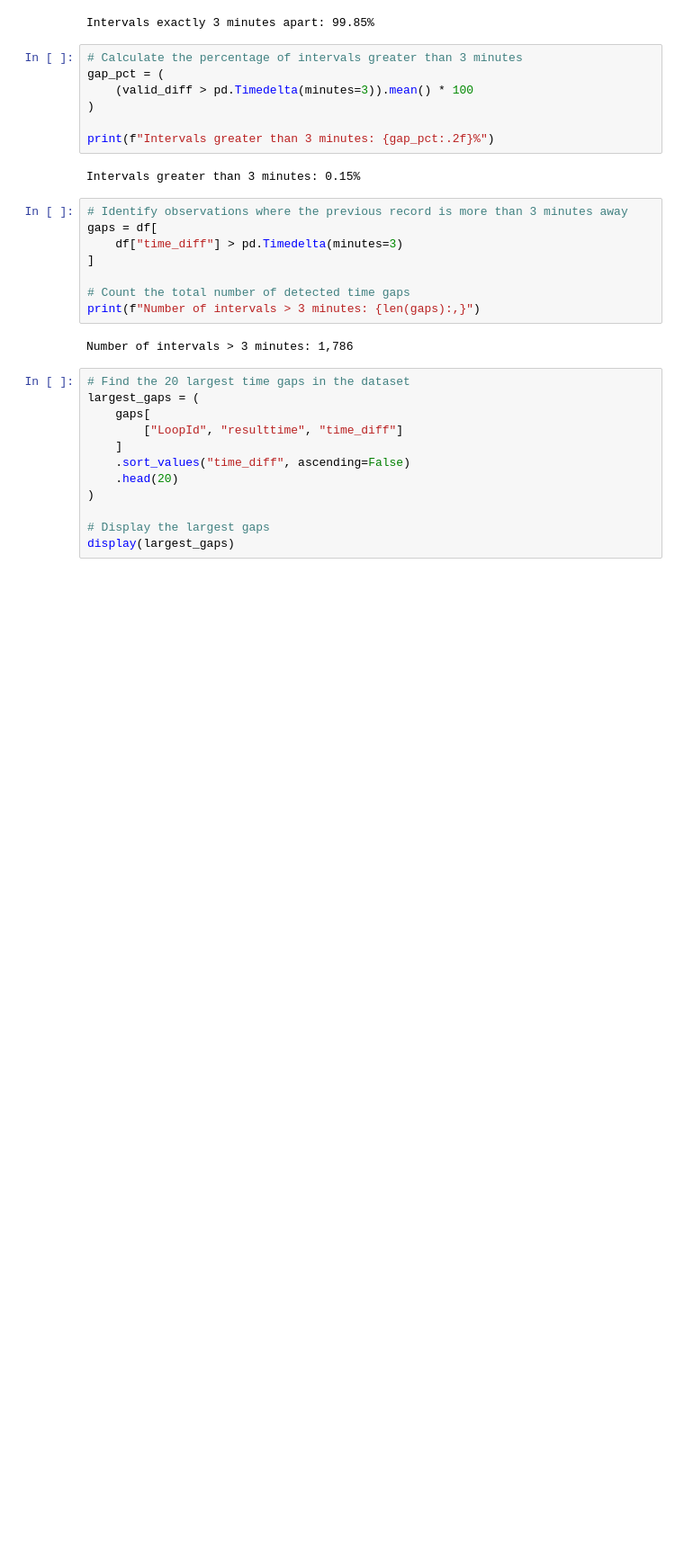
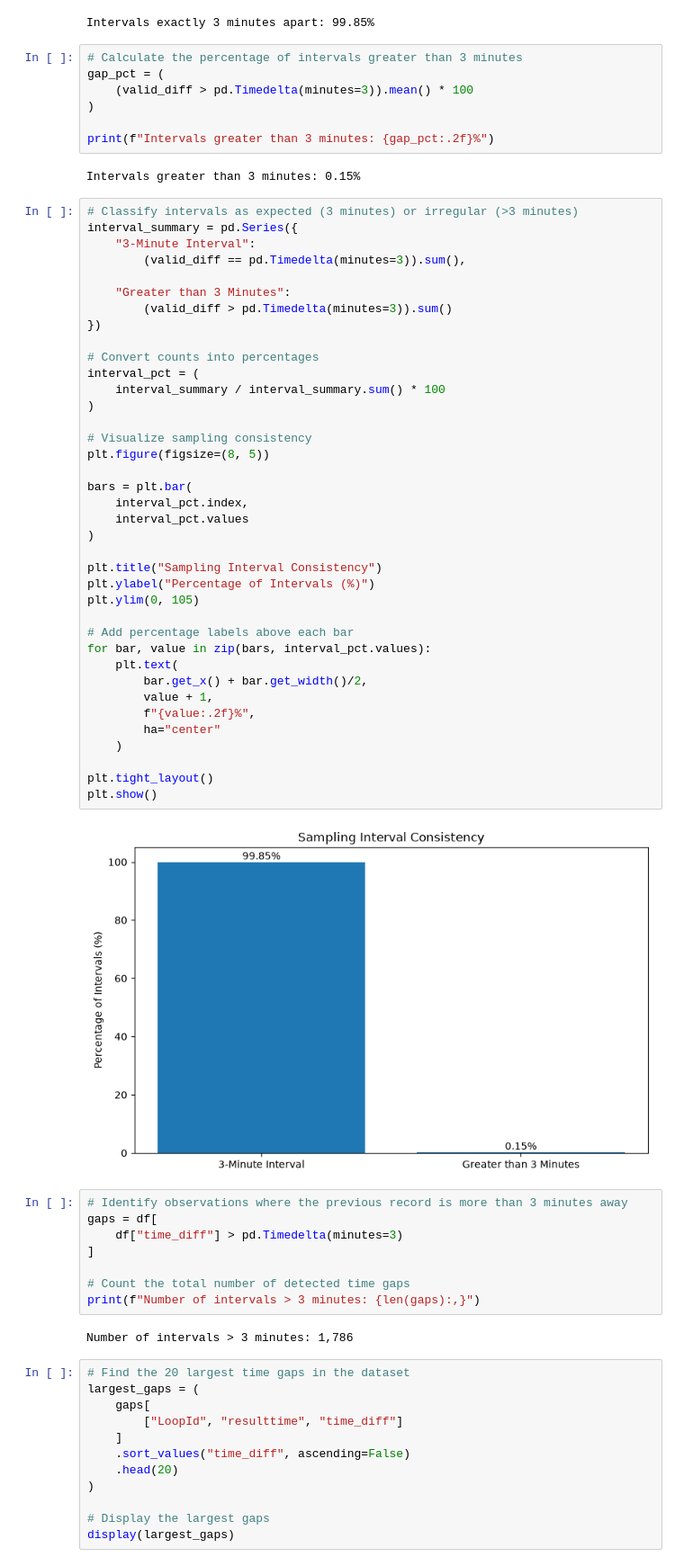
Before and after one commit to DataByThinh/control-station, a Jupyter notebook: notebooks/eda.ipynb, the cells around one changed output. Shown at 90% size. Drawn from its saved outputs; the diff is of its cells as text; blank space fills up the shorter version.

```diff
--- a/notebooks/eda.ipynb
+++ b/notebooks/eda.ipynb
@@ -232,6 +234,46 @@ gap_pct = (
 print(f"Intervals greater than 3 minutes: {gap_pct:.2f}%")
 # %% [output]
 Intervals greater than 3 minutes: 0.15%
+# %%
+# Classify intervals as expected (3 minutes) or irregular (>3 minutes)
+interval_summary = pd.Series({
+    "3-Minute Interval":
+        (valid_diff == pd.Timedelta(minutes=3)).sum(),
+
+    "Greater than 3 Minutes":
+        (valid_diff > pd.Timedelta(minutes=3)).sum()
+})
+
+# Convert counts into percentages
+interval_pct = (
+    interval_summary / interval_summary.sum() * 100
+)
+
+# Visualize sampling consistency
+plt.figure(figsize=(8, 5))
+
+bars = plt.bar(
+    interval_pct.index,
+    interval_pct.values
+)
+
+plt.title("Sampling Interval Consistency")
+plt.ylabel("Percentage of Intervals (%)")
+plt.ylim(0, 105)
+
+# Add percentage labels above each bar
+for bar, value in zip(bars, interval_pct.values):
+    plt.text(
+        bar.get_x() + bar.get_width()/2,
+        value + 1,
+        f"{value:.2f}%",
+        ha="center"
+    )
+
+plt.tight_layout()
+plt.show()
+# %% [output]
+[figure, added]
 # %%
 # Identify observations where the previous record is more than 3 minutes away
 gaps = df[
```
Also changed, not shown: parts of 5 cells of this notebook.
